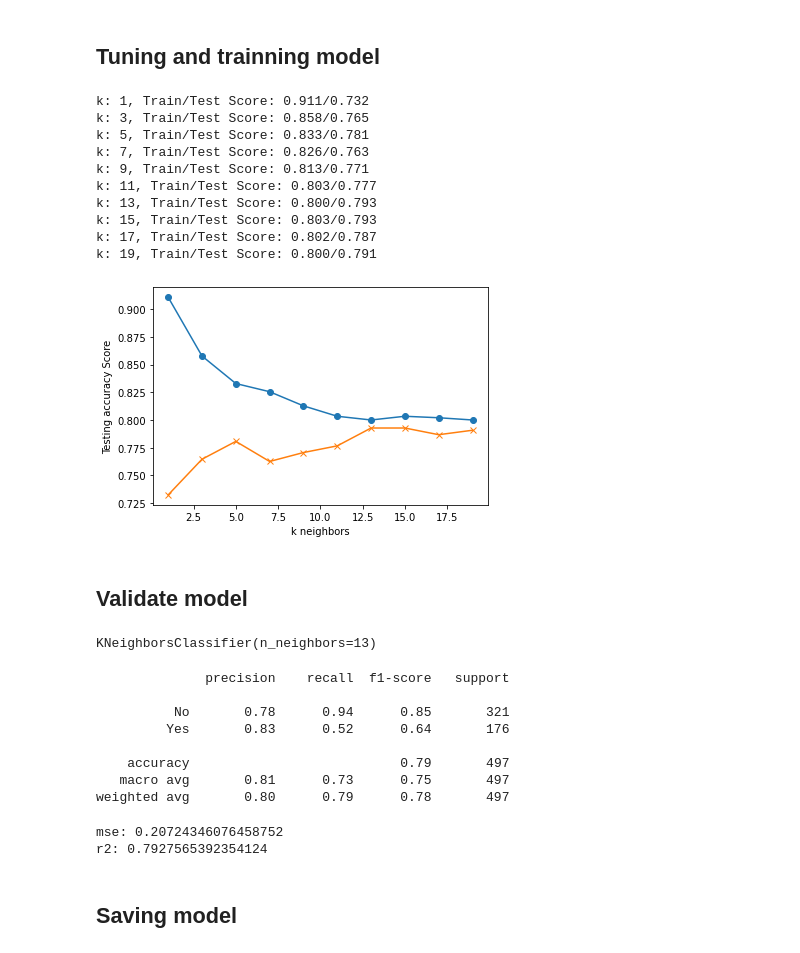
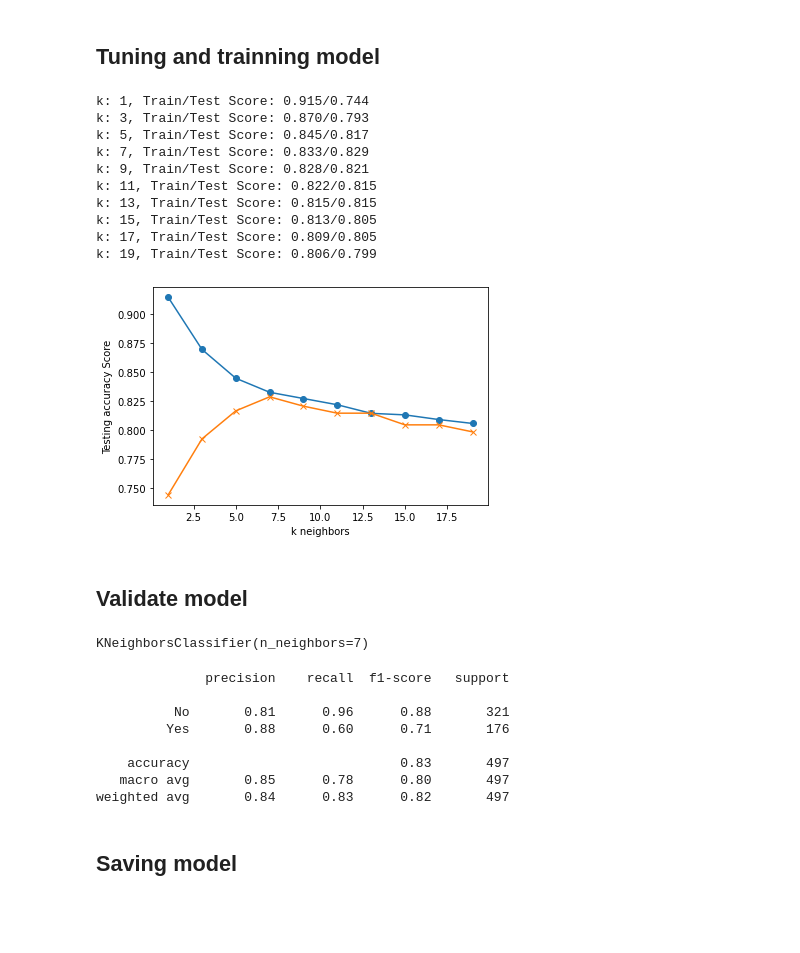
Before and after one commit to RealDreammaker/Machine-Learning-Health-App, a Jupyter notebook: HealthApp/notebooks/travel_insurance_prediction.ipynb, the cells around one changed output. Cells and saved outputs as stored; diff of their text form; code cells hidden in the pictures; blank space fills up the shorter version.

```diff
--- a/HealthApp/notebooks/travel_insurance_prediction.ipynb
+++ b/HealthApp/notebooks/travel_insurance_prediction.ipynb
@@ -16,0 +27,2 @@ df.head()
+# %%
+df = df.drop(["Unnamed: 0"], axis=1)
@@ -34,7 +78,7 @@ dtype: object
 df_binary_encoded = pd.get_dummies(df)
 # %%
 # Drop unecessary columns
-cleaned_df = df_binary_encoded.drop(["Unnamed: 0","Employment Type_Private Sector/Self Employed","GraduateOrNot_No","FrequentFlyer_No","EverTravelledAbroad_No"], axis = 1)
+cleaned_df = df_binary_encoded.drop(["Employment Type_Private Sector/Self Employed","GraduateOrNot_No","FrequentFlyer_No","EverTravelledAbroad_No"], axis = 1)
 cleaned_df
 # %% [output]
 |  | Age | AnnualIncome | FamilyMembers | ChronicDiseases | TravelInsurance | Employment Type_Government Sector | ... |
@@ -68,44 +105,44 @@ X_test_scaled = X_scaler.transform(X_test)
 # %%
 from sklearn.neighbors import KNeighborsClassifier
 train_scores = []
 test_scores = []
 for k in range(1,20,2):
     knn = KNeighborsClassifier(n_neighbors=k)
-    knn.fit(X_train_scaled,y_train)
-    train_score = knn.score(X_train_scaled, y_train)
-    test_score = knn.score(X_test_scaled, y_test)
+    knn.fit(X_train,y_train)
+    train_score = knn.score(X_train, y_train)
+    test_score = knn.score(X_test, y_test)
     train_scores.append(train_score)
     test_scores.append(test_score)
     print(f"k: {k}, Train/Test Score: {train_score:.3f}/{test_score:.3f}")
 
 
 plt.plot(range(1, 20, 2), train_scores, marker='o')
 plt.plot(range(1, 20, 2), test_scores, marker="x")
 plt.xlabel("k neighbors")
 plt.ylabel("Testing accuracy Score")
 plt.show()
 # %% [output]
-k: 1, Train/Test Score: 0.911/0.732
-k: 3, Train/Test Score: 0.858/0.765
-k: 5, Train/Test Score: 0.833/0.781
-k: 7, Train/Test Score: 0.826/0.763
-k: 9, Train/Test Score: 0.813/0.771
-k: 11, Train/Test Score: 0.803/0.777
-k: 13, Train/Test Score: 0.800/0.793
-k: 15, Train/Test Score: 0.803/0.793
-k: 17, Train/Test Score: 0.802/0.787
-k: 19, Train/Test Score: 0.800/0.791
+k: 1, Train/Test Score: 0.915/0.744
+k: 3, Train/Test Score: 0.870/0.793
+k: 5, Train/Test Score: 0.845/0.817
+k: 7, Train/Test Score: 0.833/0.829
+k: 9, Train/Test Score: 0.828/0.821
+k: 11, Train/Test Score: 0.822/0.815
+k: 13, Train/Test Score: 0.815/0.815
+k: 15, Train/Test Score: 0.813/0.805
+k: 17, Train/Test Score: 0.809/0.805
+k: 19, Train/Test Score: 0.806/0.799
-[figure, old version]
+[figure, new version]
 # %% [markdown]
 ## Validate model
 # %%
 # select optimum k
-knn = KNeighborsClassifier(n_neighbors = 13)
-knn.fit(X_train_scaled,y_train)
+knn = KNeighborsClassifier(n_neighbors = 7)
+knn.fit(X_train,y_train)
 # %% [output]
-KNeighborsClassifier(n_neighbors=13)
+KNeighborsClassifier(n_neighbors=7)
 # %%
-predictions = knn.predict(X_test_scaled)
+predictions = knn.predict(X_test)
 
 # summary report
 from sklearn.metrics import classification_report
@@ -114,23 +151,12 @@ print(classification_report(y_test, predictions,
 # %% [output]
               precision    recall  f1-score   support
 
-          No       0.78      0.94      0.85       321
-         Yes       0.83      0.52      0.64       176
+          No       0.81      0.96      0.88       321
+         Yes       0.88      0.60      0.71       176
 
-    accuracy                           0.79       497
-   macro avg       0.81      0.73      0.75       497
-weighted avg       0.80      0.79      0.78       497
+    accuracy                           0.83       497
+   macro avg       0.85      0.78      0.80       497
+weighted avg       0.84      0.83      0.82       497
-# %%
-from sklearn.metrics import mean_squared_error, r2_score
-
-mse = mean_squared_error(y_test, predictions)
-r2 = knn.score(X_test_scaled, y_test)
-
-print(f"mse: {mse}")
-print(f"r2: {r2}")
-# %% [output]
-mse: 0.20724346076458752
-r2: 0.7927565392354124
 # %% [markdown]
 ## Saving model
 # %%
```
Also changed, not shown: parts of 19 cells of this notebook, 4 other files.
